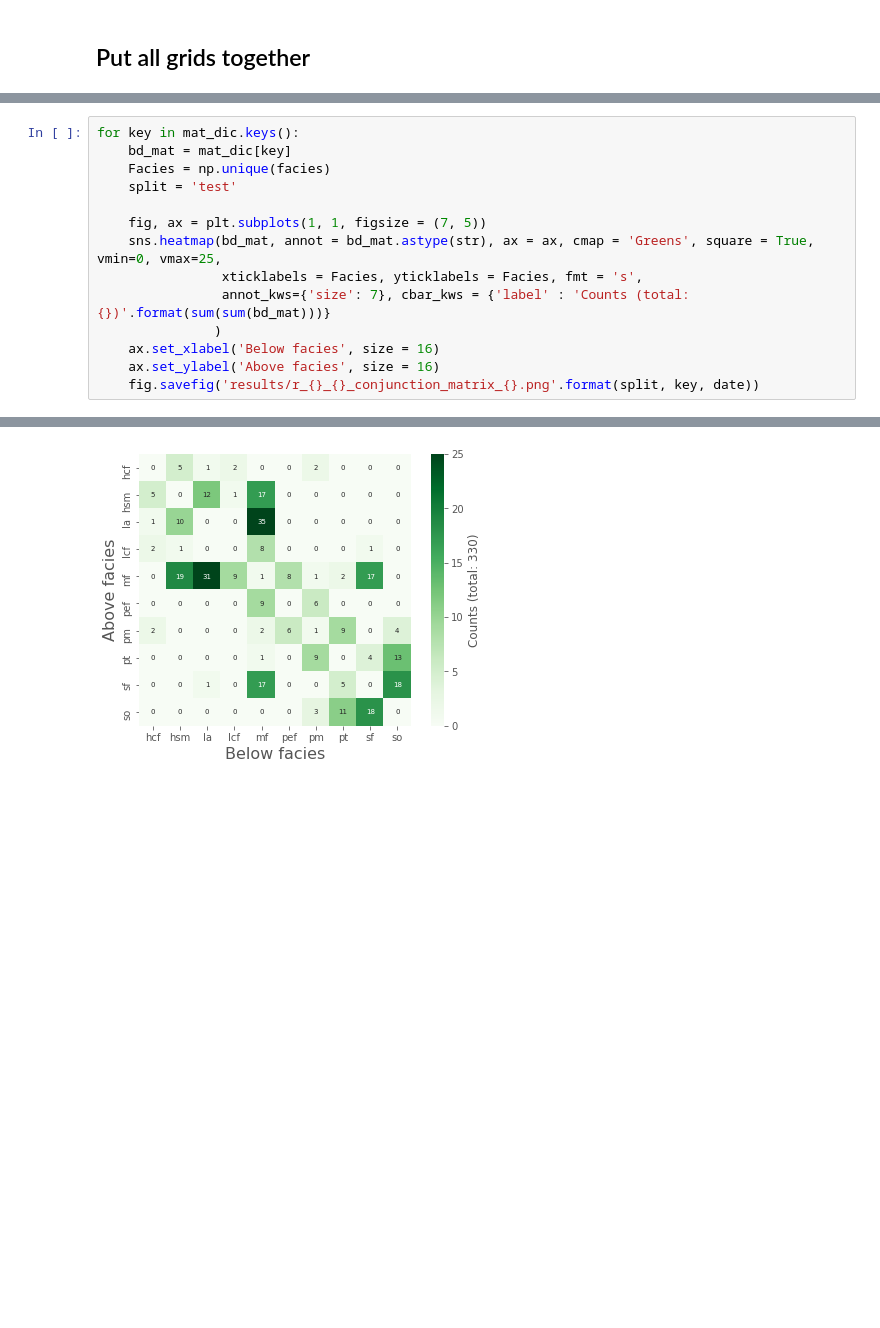
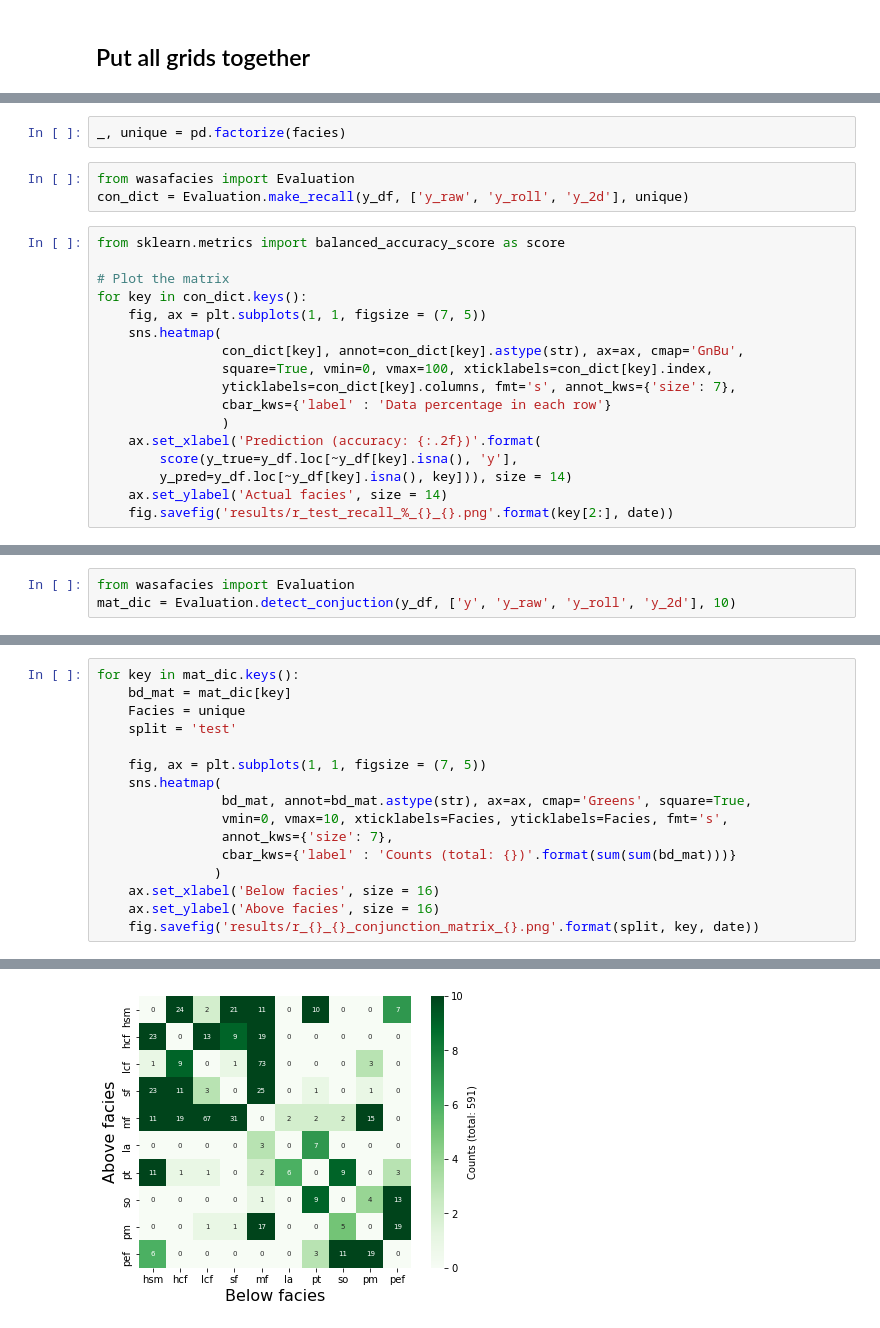
Before and after one commit to dispink/WASA-faciesXRF, a Jupyter notebook: ML_element_15.ipynb, the cells around one changed output, grey strips where cells are left out. Saved outputs shown, nothing was run; the diff lists cells and outputs as text; blank space fills up the shorter version.

```diff
--- a/ML_element_15.ipynb
+++ b/ML_element_15.ipynb
@@ -668,0 +696,22 @@ Okay, although the machine trained on image-like data by SVC gives the highest a
+# %%
+_, unique = pd.factorize(facies)
+# %%
+from wasafacies import Evaluation
+con_dict = Evaluation.make_recall(y_df, ['y_raw', 'y_roll', 'y_2d'], unique)
+# %%
+from sklearn.metrics import balanced_accuracy_score as score
+
+# Plot the matrix
+for key in con_dict.keys():
+    fig, ax = plt.subplots(1, 1, figsize = (7, 5))
+    sns.heatmap(
+                con_dict[key], annot=con_dict[key].astype(str), ax=ax, cmap='GnBu',
+                square=True, vmin=0, vmax=100, xticklabels=con_dict[key].index,
+                yticklabels=con_dict[key].columns, fmt='s', annot_kws={'size': 7},
+                cbar_kws={'label' : 'Data percentage in each row'}
+                )
+    ax.set_xlabel('Prediction (accuracy: {:.2f})'.format(
+        score(y_true=y_df.loc[~y_df[key].isna(), 'y'],
+        y_pred=y_df.loc[~y_df[key].isna(), key])), size = 14)
+    ax.set_ylabel('Actual facies', size = 14)
+    fig.savefig('results/r_test_recall_%_{}_{}.png'.format(key[2:], date))
@@ -668,0 +722,3 @@ Okay, although the machine trained on image-like data by SVC gives the highest a
+# %%
+from wasafacies import Evaluation
+mat_dic = Evaluation.detect_conjuction(y_df, ['y', 'y_raw', 'y_roll', 'y_2d'], 10)
@@ -669,13 +730,15 @@ Okay, although the machine trained on image-like data by SVC gives the highest a
 # %%
 for key in mat_dic.keys():
     bd_mat = mat_dic[key]
-    Facies = np.unique(facies)
+    Facies = unique
     split = 'test'
 
     fig, ax = plt.subplots(1, 1, figsize = (7, 5))
-    sns.heatmap(bd_mat, annot = bd_mat.astype(str), ax = ax, cmap = 'Greens', square = True, vmin=0, vmax=25,
-                xticklabels = Facies, yticklabels = Facies, fmt = 's',
-                annot_kws={'size': 7}, cbar_kws = {'label' : 'Counts (total: {})'.format(sum(sum(bd_mat)))}
+    sns.heatmap(
+                bd_mat, annot=bd_mat.astype(str), ax=ax, cmap='Greens', square=True,
+                vmin=0, vmax=10, xticklabels=Facies, yticklabels=Facies, fmt='s',
+                annot_kws={'size': 7},
+                cbar_kws={'label' : 'Counts (total: {})'.format(sum(sum(bd_mat)))}
                )
     ax.set_xlabel('Below facies', size = 16)
     ax.set_ylabel('Above facies', size = 16)
@@ -685 +748 @@ for key in mat_dic.keys():
-[figure, old version]
+[figure, new version]
```
Also changed, not shown: parts of 41 cells of this notebook, 12 other files.
